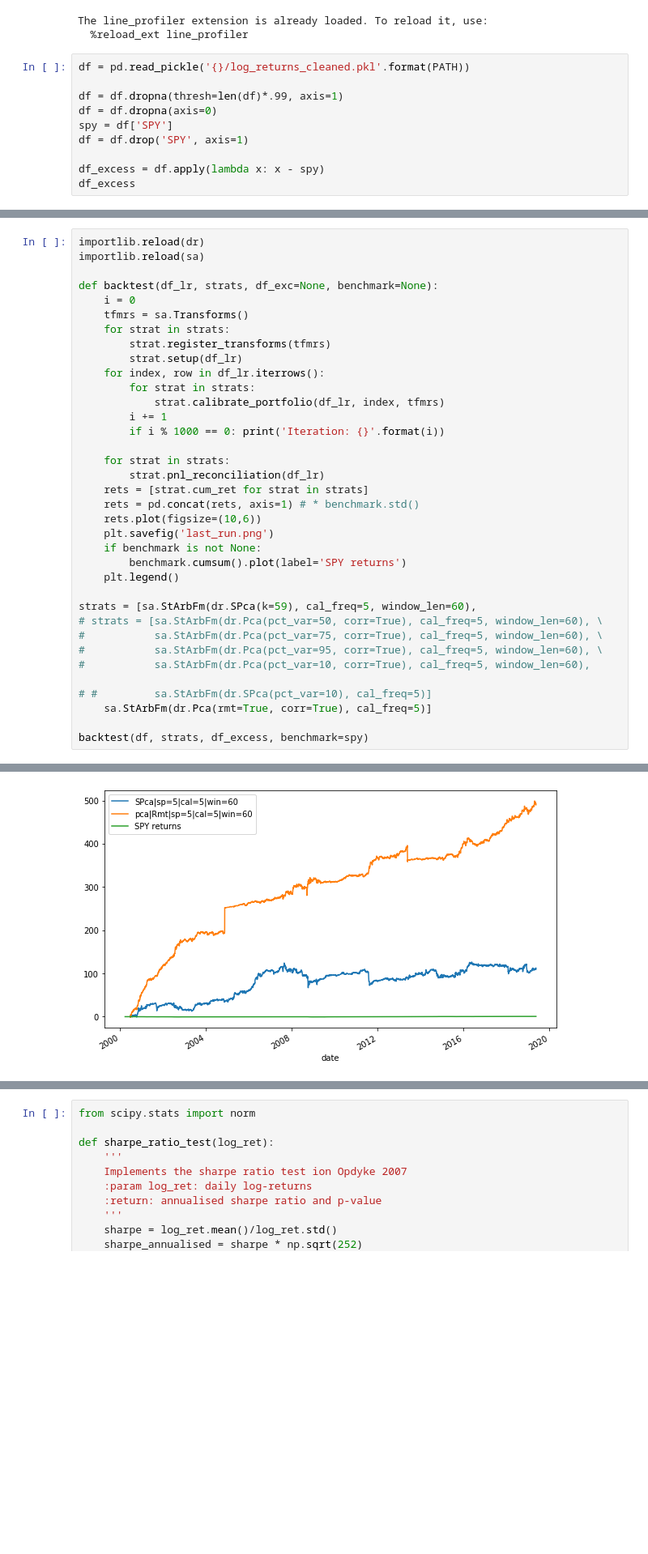
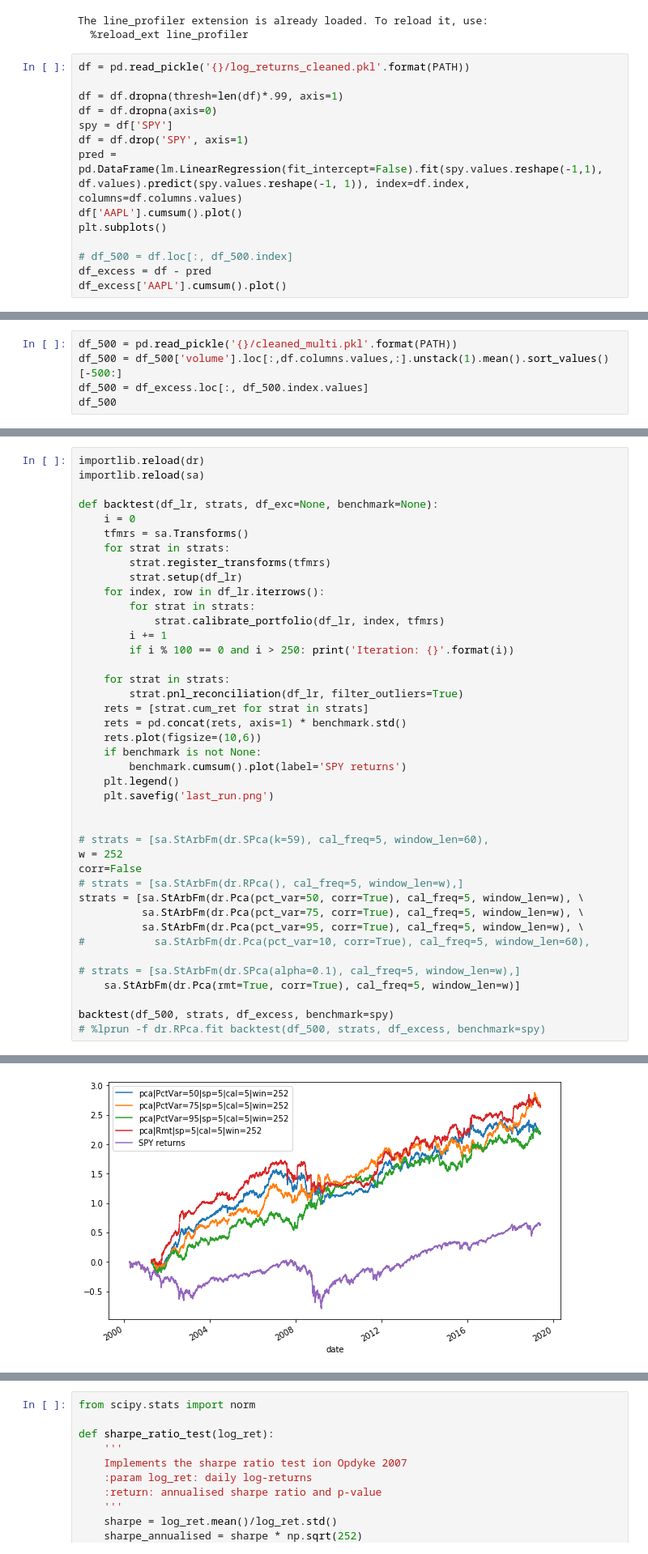
Before and after one commit to jase-clarkson/mini_1, a Jupyter notebook: stat_arb.ipynb, the cells around one changed output, grey strips where cells are left out. Shown: that part at 81% size. Saved outputs shown, nothing was run; the diff lists cells and outputs as text; blank space fills up the shorter version.

```diff
--- a/stat_arb.ipynb
+++ b/stat_arb.ipynb
@@ -28,7 +28,11 @@ df = df.dropna(thresh=len(df)*.99, axis=1)
 df = df.dropna(axis=0)
 spy = df['SPY']
 df = df.drop('SPY', axis=1)
+pred = pd.DataFrame(lm.LinearRegression(fit_intercept=False).fit(spy.values.reshape(-1,1), df.values).predict(spy.values.reshape(-1, 1)), index=df.index, columns=df.columns.values)
+df['AAPL'].cumsum().plot()
+plt.subplots()
 
-df_excess = df.apply(lambda x: x - spy)
-df_excess
+# df_500 = df.loc[:, df_500.index]
+df_excess = df - pred
+df_excess['AAPL'].cumsum().plot()
 # %% [output]
@@ -53,0 +42,5 @@ spy.cumsum().plot()
+# %%
+df_500 = pd.read_pickle('{}/cleaned_multi.pkl'.format(PATH))
+df_500 = df_500['volume'].loc[:,df.columns.values,:].unstack(1).mean().sort_values()[-500:]
+df_500 = df_excess.loc[:, df_500.index.values]
+df_500
@@ -65,26 +73,31 @@ def backtest(df_lr, strats, df_exc=None, benchmark=None):
         for strat in strats:
             strat.calibrate_portfolio(df_lr, index, tfmrs)
         i += 1
-        if i % 1000 == 0: print('Iteration: {}'.format(i))
+        if i % 100 == 0 and i > 250: print('Iteration: {}'.format(i))
 
     for strat in strats:
-        strat.pnl_reconciliation(df_lr)
+        strat.pnl_reconciliation(df_lr, filter_outliers=True)
     rets = [strat.cum_ret for strat in strats]
-    rets = pd.concat(rets, axis=1) # * benchmark.std()
+    rets = pd.concat(rets, axis=1) * benchmark.std()
     rets.plot(figsize=(10,6))
-    plt.savefig('last_run.png')
     if benchmark is not None:
         benchmark.cumsum().plot(label='SPY returns')
     plt.legend()
+    plt.savefig('last_run.png')
 
-strats = [sa.StArbFm(dr.SPca(k=59), cal_freq=5, window_len=60),
-# strats = [sa.StArbFm(dr.Pca(pct_var=50, corr=True), cal_freq=5, window_len=60), \
-#           sa.StArbFm(dr.Pca(pct_var=75, corr=True), cal_freq=5, window_len=60), \
-#           sa.StArbFm(dr.Pca(pct_var=95, corr=True), cal_freq=5, window_len=60), \
+
+# strats = [sa.StArbFm(dr.SPca(k=59), cal_freq=5, window_len=60),
+w = 252
+corr=False
+# strats = [sa.StArbFm(dr.RPca(), cal_freq=5, window_len=w),]
+strats = [sa.StArbFm(dr.Pca(pct_var=50, corr=True), cal_freq=5, window_len=w), \
+          sa.StArbFm(dr.Pca(pct_var=75, corr=True), cal_freq=5, window_len=w), \
+          sa.StArbFm(dr.Pca(pct_var=95, corr=True), cal_freq=5, window_len=w), \
 #           sa.StArbFm(dr.Pca(pct_var=10, corr=True), cal_freq=5, window_len=60),
 
-# #         sa.StArbFm(dr.SPca(pct_var=10), cal_freq=5)]
-    sa.StArbFm(dr.Pca(rmt=True, corr=True), cal_freq=5)]
+# strats = [sa.StArbFm(dr.SPca(alpha=0.1), cal_freq=5, window_len=w),]
+    sa.StArbFm(dr.Pca(rmt=True, corr=True), cal_freq=5, window_len=w)]
 
-backtest(df, strats, df_excess, benchmark=spy)
+backtest(df_500, strats, df_excess, benchmark=spy)
+# %lprun -f dr.RPca.fit backtest(df_500, strats, df_excess, benchmark=spy)
 # %% [output]
@@ -97 +121 @@ Iteration: 4000
-[figure, old version]
+[figure, new version]
```
Also changed, not shown: parts of 14 cells of this notebook, 4 other files.
